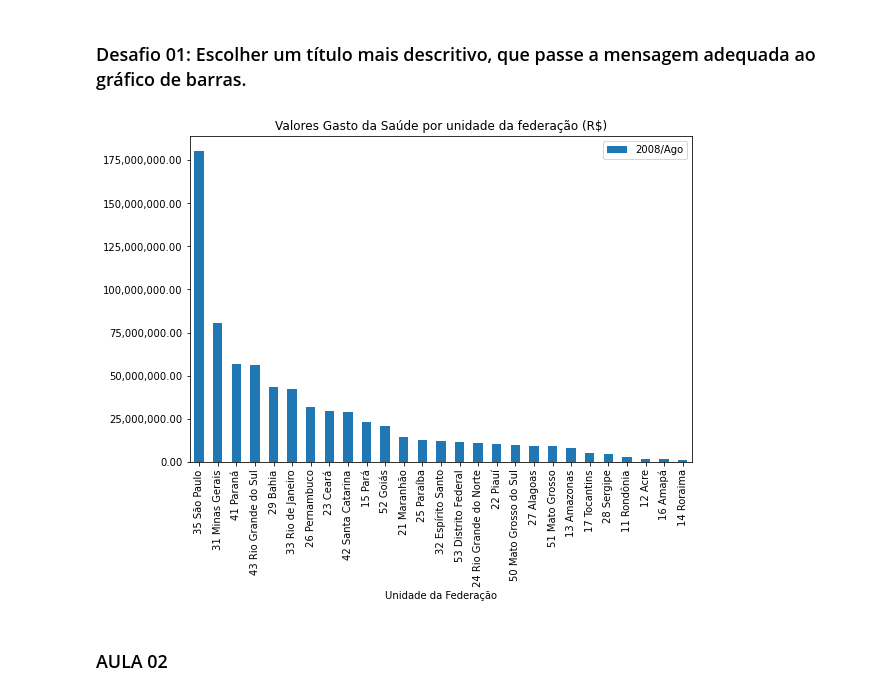
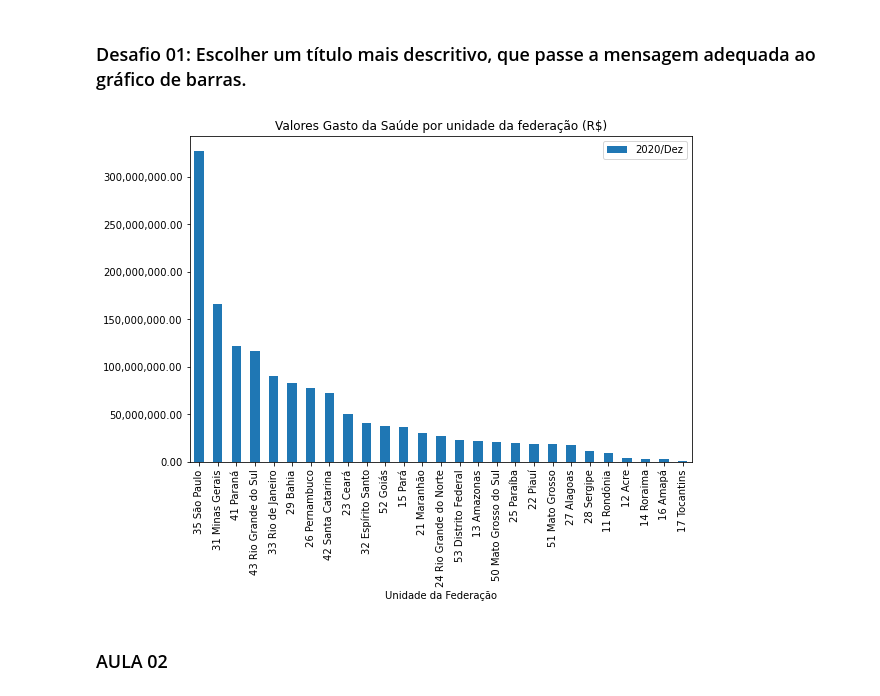
Before and after one commit to diogoslz/Bootcamp-Datascience_old, a Jupyter notebook: Bootcamp Datascience.ipynb, the cells around one changed output. Cells and saved outputs as stored; diff of their text form; code cells hidden in the pictures.

```diff
--- a/Bootcamp Datascience.ipynb
+++ b/Bootcamp Datascience.ipynb
@@ -66,13 +56,13 @@ plt.show()
 # %% [markdown]
 ### Desafio 01: Escolher um título mais descritivo, que passe a mensagem adequada ao gráfico de barras.
 # %%
-ax = dados.sort_values('2008/Ago', ascending=False).plot(x='Unidade da Federação', y='2008/Ago', kind="bar", figsize=(9,6))
+ax = dados.sort_values('2020/Dez', ascending=False).plot(x='Unidade da Federação', y='2020/Dez', kind="bar", figsize=(9,6))
 ax.yaxis.set_major_formatter(ticker.StrMethodFormatter("{x:,.2f}"))
 
 plt.title("Valores Gasto da Saúde por unidade da federação (R$)")
 plt.show()
 # %% [output]
-[figure, old version]
+[figure, new version]
 # %% [markdown]
 ### AULA 02
 # %%
```
Also changed, not shown: parts of 32 cells of this notebook.
